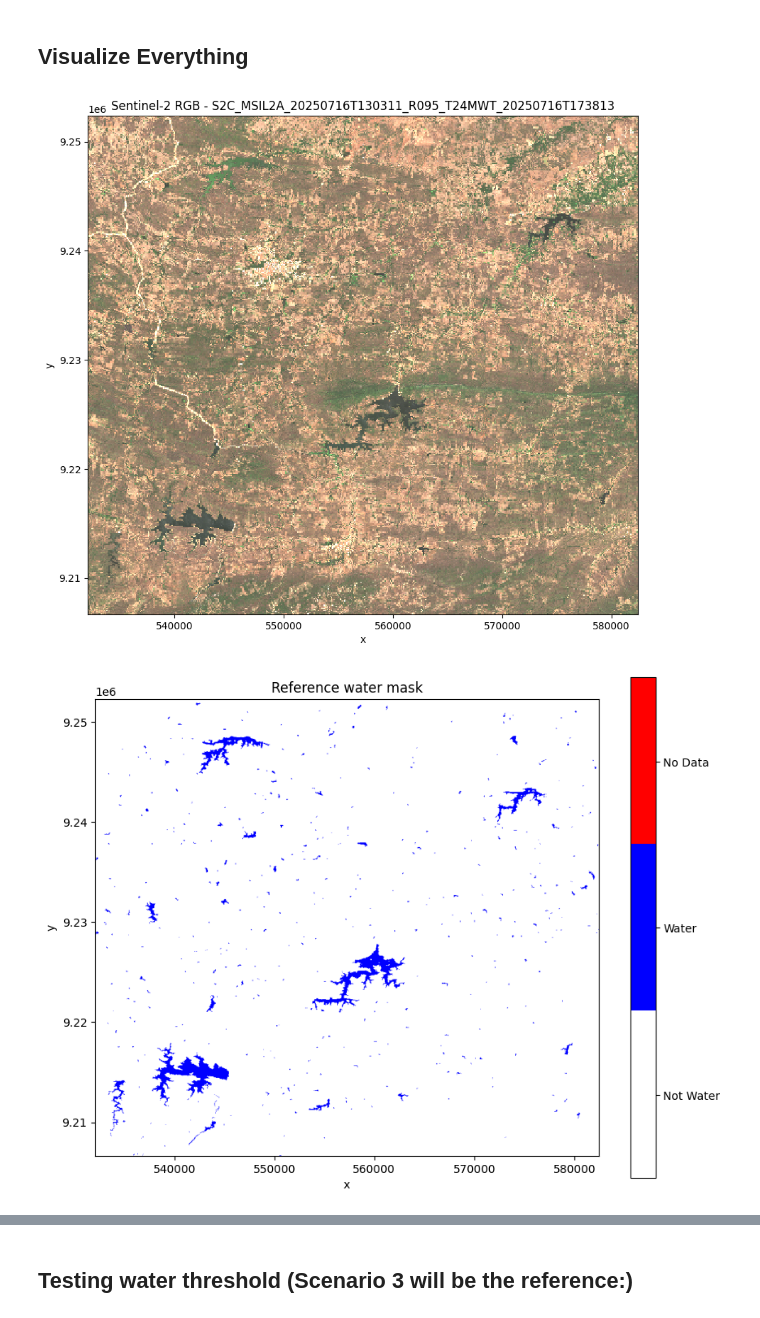
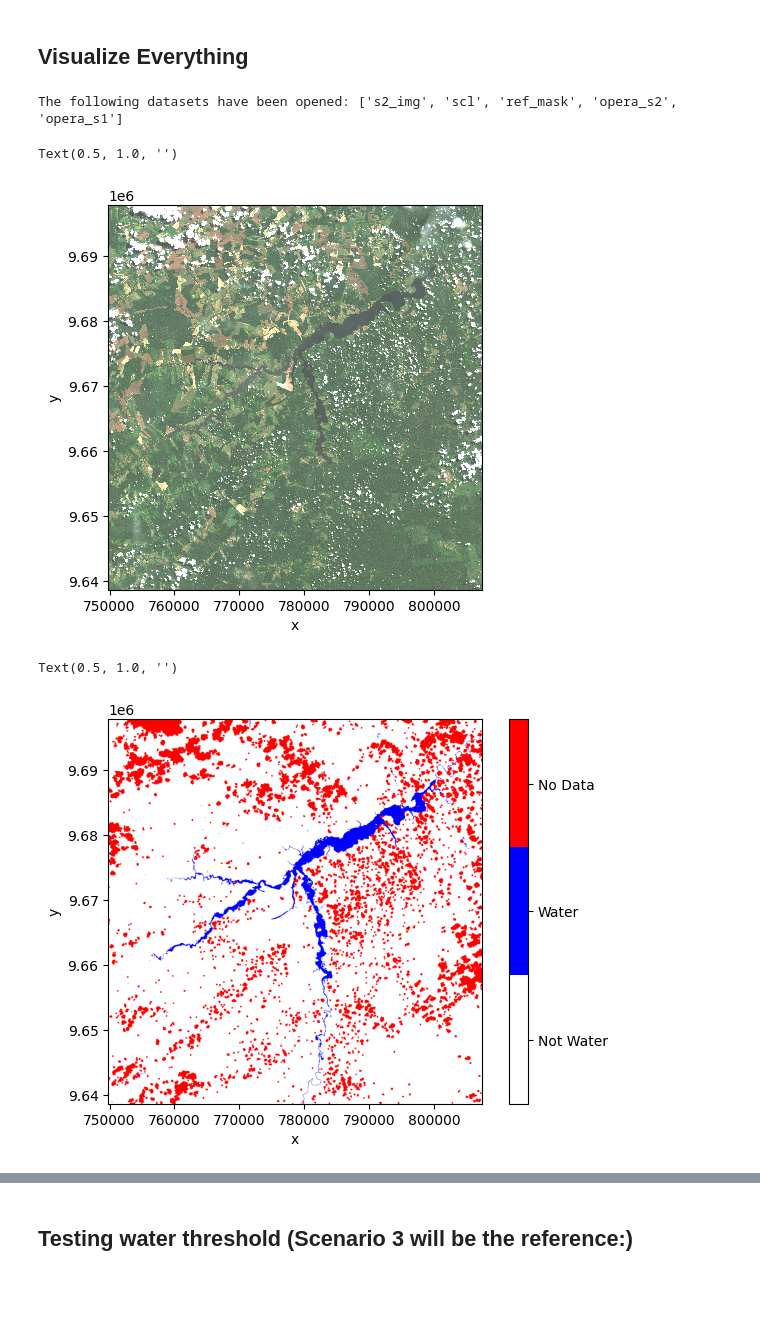
Before and after one commit to cordmaur/swot, a Jupyter notebook: nbs/16-Pipeline_4-Metrics_2.ipynb, the cells around one changed output, grey strips where cells are left out. Drawn from its saved outputs; the diff is of its cells as text; code cells hidden in the pictures; blank space fills up the shorter version.

```diff
--- a/nbs/16-Pipeline_4-Metrics_2.ipynb
+++ b/nbs/16-Pipeline_4-Metrics_2.ipynb
@@ -25,0 +19,18 @@ Reading KML file: /data/swot/output/Northeast/kml/Northeast.kml
+# %%
+# REGION = "Northeast"
+# DATE = "2025-07-20"
+
+# REGION = "Rio_Branco"
+# DATE = "2025-09-07"
+
+REGION = "Curua-Una"
+DATE = "2025-08-14"
+
+# REGION = "Rio_Madeira"
+# DATE = "2025-07-21"
+
+# REGION = "Rio_Negro"
+# DATE = "2025-08-07"
+
+
+METRICS = ["iou", "f1", "precision", "recall"]
@@ -33,15 +173,23 @@ from matplotlib.colors import ListedColormap
 from swot_toolkit.pipe4 import plot_s2_rgb, plot_ref_mask
 from swot_toolkit.opera import plot_opera_array
 from swot_toolkit.swot import create_raster_mosaic
+# %%
+datasets = open_datasets(REGION, DATE)
+# %% [output]
+The following datasets have been opened: ['s2_img', 'scl', 'ref_mask', 'opera_s2', 'opera_s1']
 # %%
-_, ax = plt.subplots(figsize=(10, 10))
-plot_s2_rgb(datasets["s2_img"], ax, down_factor=10)
+_, ax = plt.subplots(figsize=(5, 5))
+plot_s2_rgb(datasets["s2_img"], ax, down_factor=5)
+ax.set_title("")
 # %% [output]
+Text(0.5, 1.0, '')
-[figure, old version]
+[figure, new version]
 # %%
-fig, ax = plt.subplots(figsize=(10, 8))
+fig, ax = plt.subplots(figsize=(7, 5))
 
 plot_ref_mask(datasets["ref_mask"], ax, down_factor=5)
+ax.set_title(None)
 # %% [output]
+Text(0.5, 1.0, '')
-[figure, old version]
+[figure, new version]
 # %%
```
Also changed, not shown: parts of 40 cells of this notebook, 14 other files.
